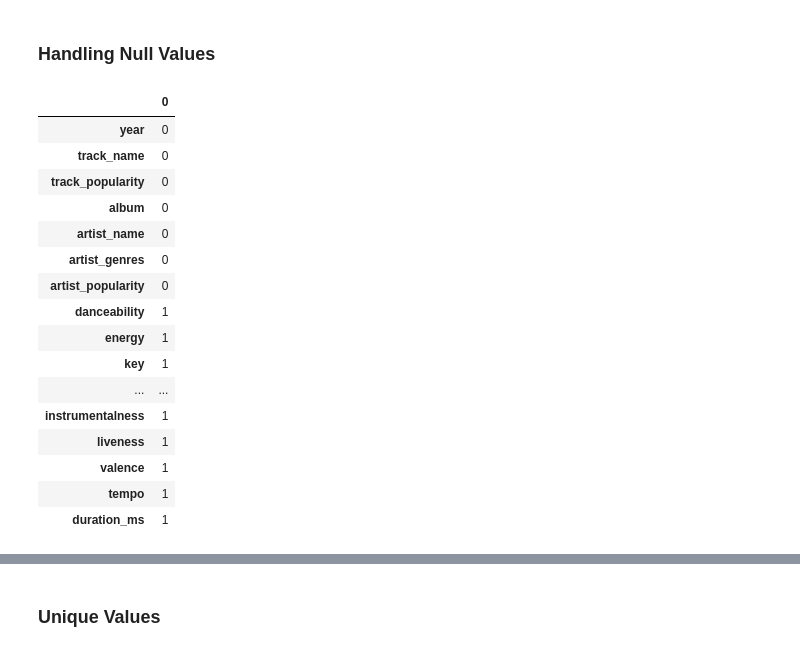
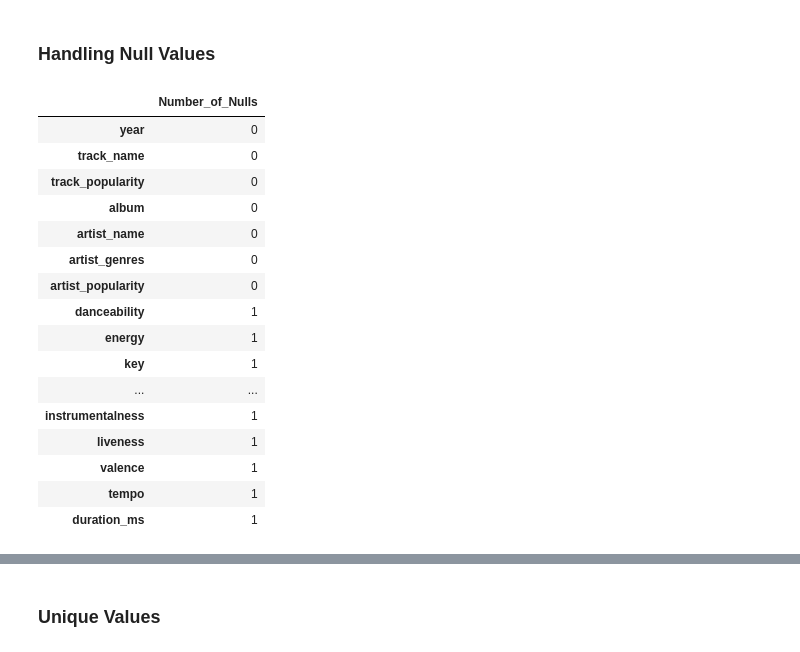
Before and after one commit to BOYSABIO/IE-University, a Jupyter notebook: IE_MASTERS/9_MACHINE_LEARNING/GROUP_PROJECTS/01_Supervised.ipynb, the cells around one changed output, grey strips where cells are left out. Drawn from its saved outputs; the diff is of its cells as text; code cells hidden in the pictures.

```diff
--- a/IE_MASTERS/9_MACHINE_LEARNING/GROUP_PROJECTS/01_Supervised.ipynb
+++ b/IE_MASTERS/9_MACHINE_LEARNING/GROUP_PROJECTS/01_Supervised.ipynb
@@ -42,9 +42,9 @@ display(Markdown(md_table))
 ### Handling Null Values
 # %%
 # Check for Missing Values
-pd.DataFrame(df.isnull().sum())
+pd.DataFrame(df.isnull().sum()).rename(columns = {0:'Number_of_Nulls'})
 # %% [output]
-|  | 0 |
+|  | Number_of_Nulls |
 | year | 0 |
 | track_name | 0 |
 | track_popularity | 0 |
```
Also changed, not shown: parts of 3 cells of this notebook.
